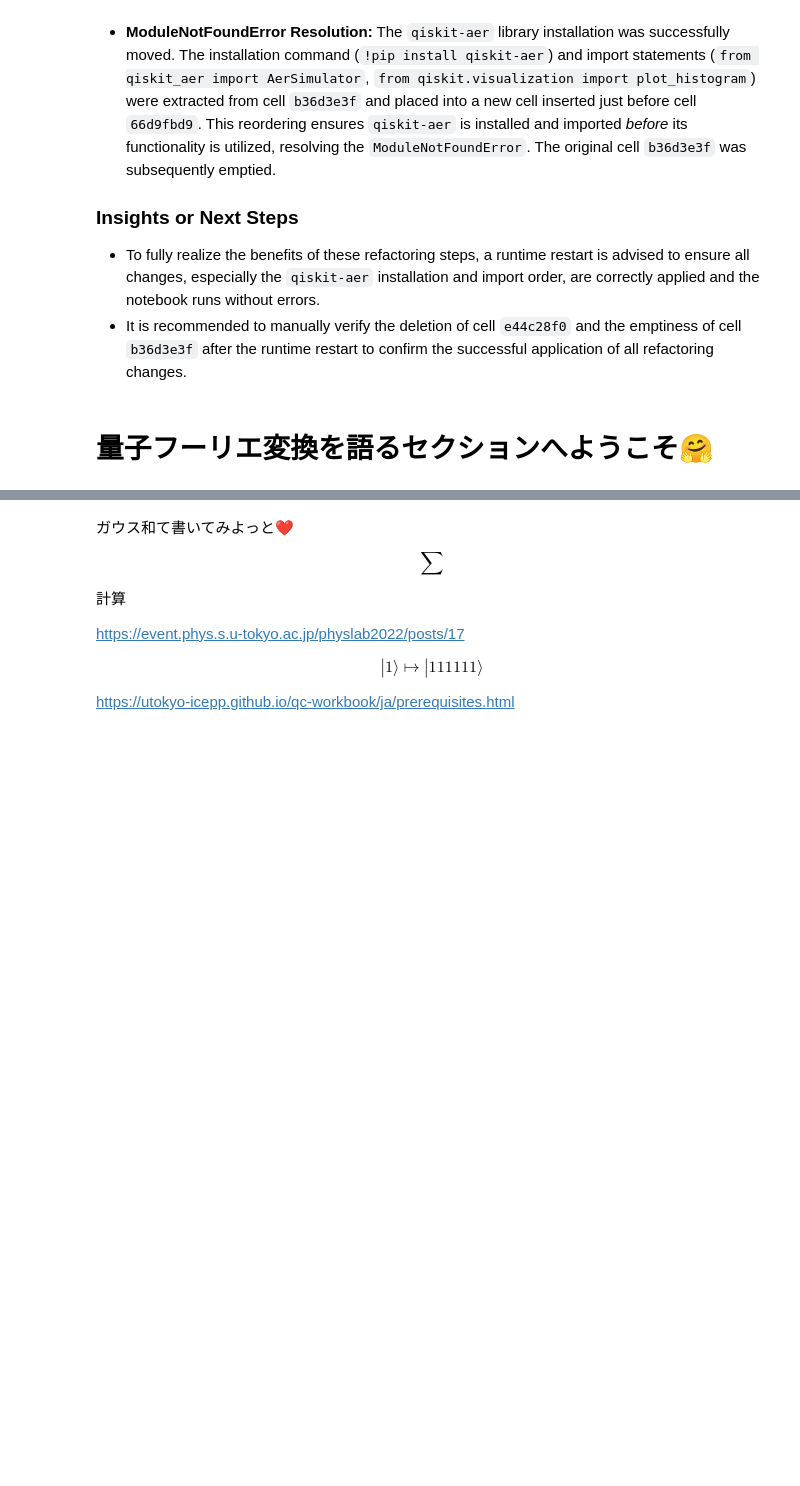
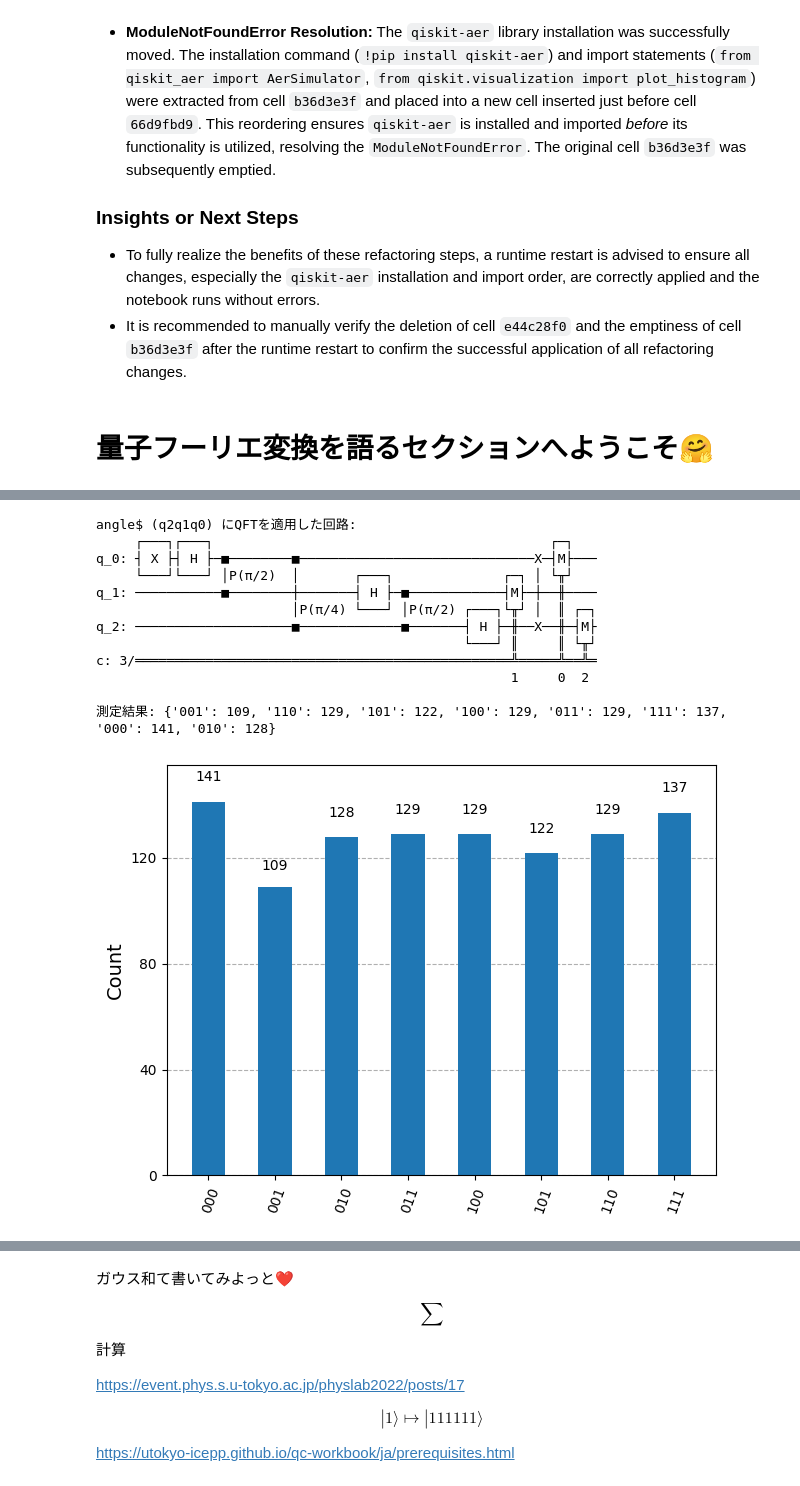
Before and after one commit to degital-secretary/Personal_Bell_Tests, a Jupyter notebook: huru_ipynb_のコピー.ipynb, the cells around one changed output, grey strips where cells are left out. Cells and saved outputs as stored; diff of their text form; code cells hidden in the pictures; blank space fills up the shorter version.

```diff
--- a/huru_ipynb_のコピー.ipynb
+++ b/huru_ipynb_のコピー.ipynb
@@ -659,0 +784,47 @@ Now that the `qiskit-aer` installation and import have been moved to a new cell
+# %%
+# 3量子ビットのQFT回路を再利用
+n = 3
+qft_qc_demo = qft_circuit(n)
+
+# 初期状態を $|100\rangle$ (十進数で4) に設定
+# Qiskitでは量子ビットのインデックスは右から左に増えるため、|q2 q1 q0> = |100>となる。
+# そのため、q2にXゲートを適用する。
+# 実際には、量子ビットの順序はQFT回路内でswapされているため、ここでは単にX(0)とする。
+initial_state_qc = QuantumCircuit(n, n)
+initial_state_qc.x(0) # q0を1に設定 (古典的な001に対応)
+
+# QFT回路と初期状態を結合
+full_qc = initial_state_qc.compose(qft_qc_demo)
+
+# 測定を追加
+full_qc.measure(range(n), range(n))
+
+print("初期状態 $|100\rangle$ (q2q1q0) にQFTを適用した回路:")
+print(full_qc.draw(output='text'))
+
+# シミュレーターで実行
+simulator = AerSimulator()
+transpiled_full_qc = transpile(full_qc, simulator)
+job = simulator.run(transpiled_full_qc, shots=1024)
+result = job.result()
+counts = result.get_counts(full_qc)
+
+print(f"\n測定結果: {counts}")
+
+# 結果をヒストグラムで可視化
+fig_qft_demo = plot_histogram(counts)
+display(fig_qft_demo)
+# %% [output]
+angle$ (q2q1q0) にQFTを適用した回路:
+     ┌───┐┌───┐                                           ┌─┐
+q_0: ┤ X ├┤ H ├─■────────■──────────────────────────────X─┤M├───
+     └───┘└───┘ │P(π/2)  │       ┌───┐              ┌─┐ │ └╥┘
+q_1: ───────────■────────┼───────┤ H ├─■────────────┤M├─┼──╫────
+                         │P(π/4) └───┘ │P(π/2) ┌───┐└╥┘ │  ║ ┌─┐
+q_2: ────────────────────■─────────────■───────┤ H ├─╫──X──╫─┤M├
+                                               └───┘ ║     ║ └╥┘
+c: 3/════════════════════════════════════════════════╩═════╩══╩═
+                                                     1     0  2
+
+測定結果: {'001': 109, '110': 129, '101': 122, '100': 129, '011': 129, '111': 137, '000': 141, '010': 128}
+[figure, added]
```
Also changed, not shown: parts of 30 cells of this notebook.
